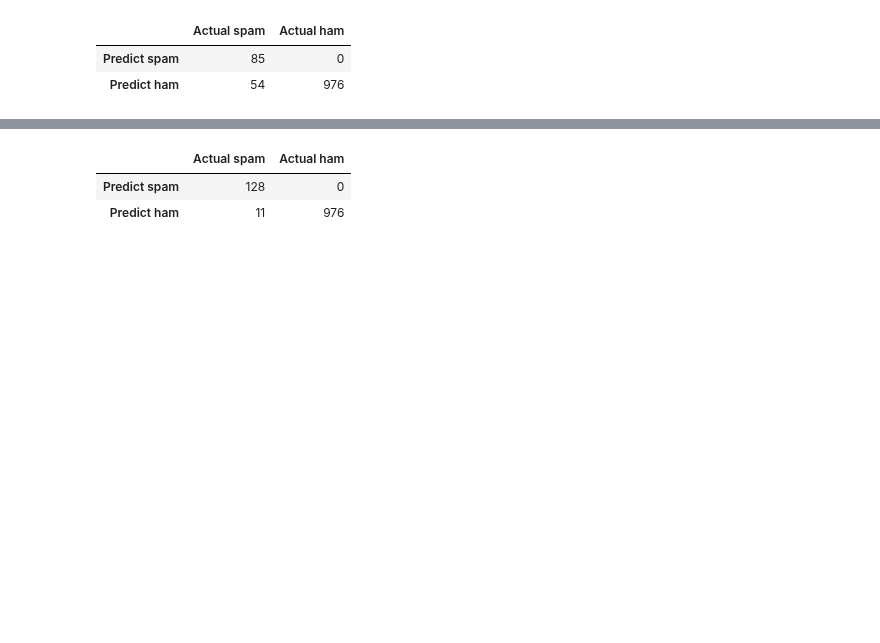
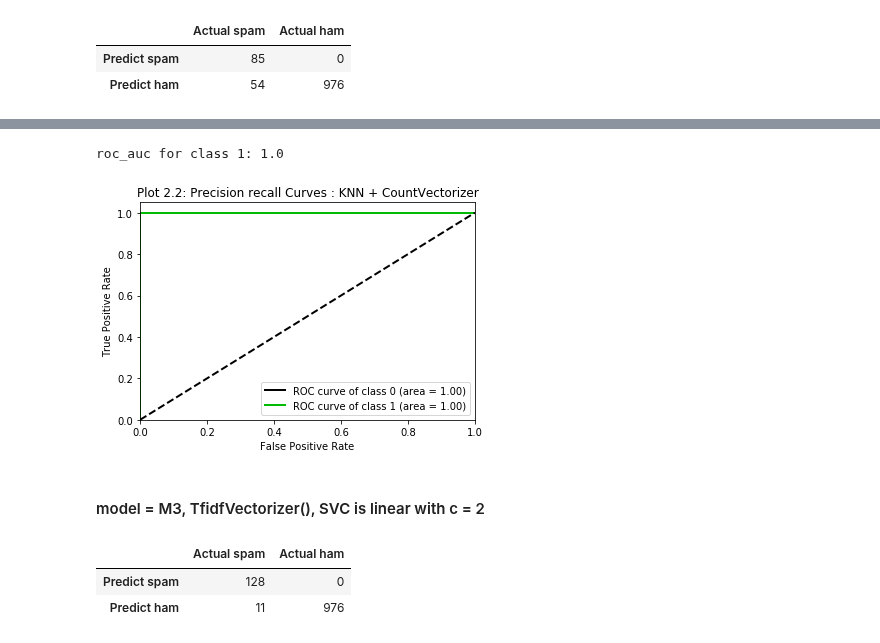
Before and after one commit to ECS171-Project/Final-project, a Jupyter notebook: SVC and KNN.ipynb, the cells around one changed output, grey strips where cells are left out. Cells and saved outputs as stored; diff of their text form; code cells hidden in the pictures; blank space fills up the shorter version.

```diff
--- a/SVC and KNN.ipynb
+++ b/SVC and KNN.ipynb
@@ -409,3 +447,10 @@ weighted avg       0.97      0.95      0.96      1115
+# %%
+plot_roc(M2,pre2, "Plot 2.2: Precision recall Curves : KNN + CountVectorizer")
+# %% [output]
+roc_auc for class 1: 1.0
+[figure, added]
+# %% [markdown]
+#### model = M3, TfidfVectorizer(), SVC is linear with c = 2
 # %%
 M3.fit(X_tr2, y_tr2)
 pre3 = M3.predict(X_te2)
```
Also changed, not shown: parts of 25 cells of this notebook.
